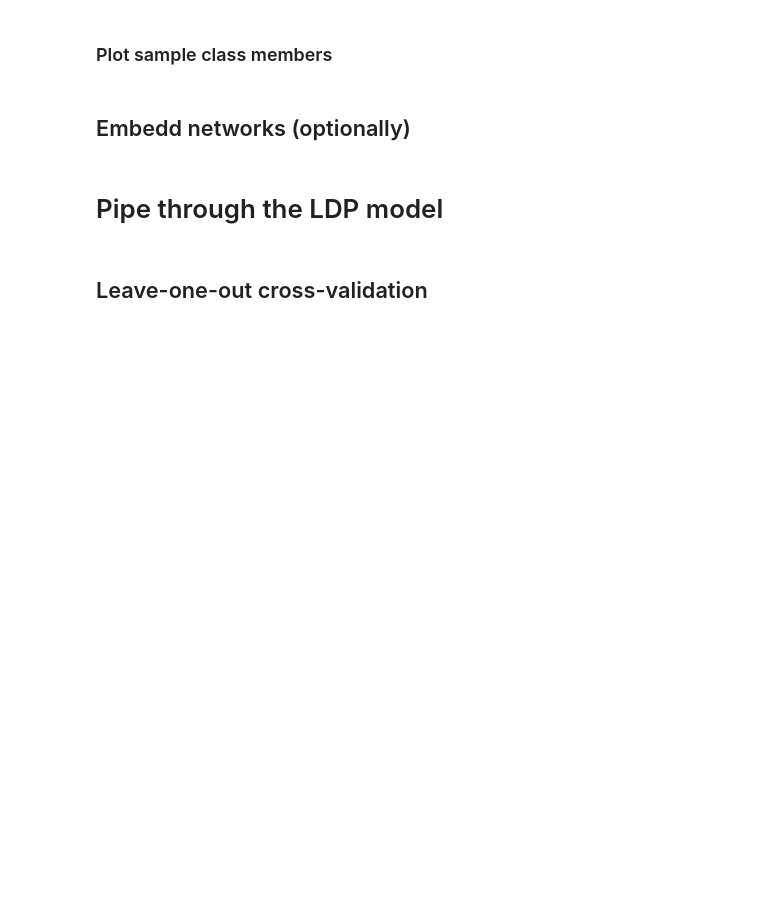
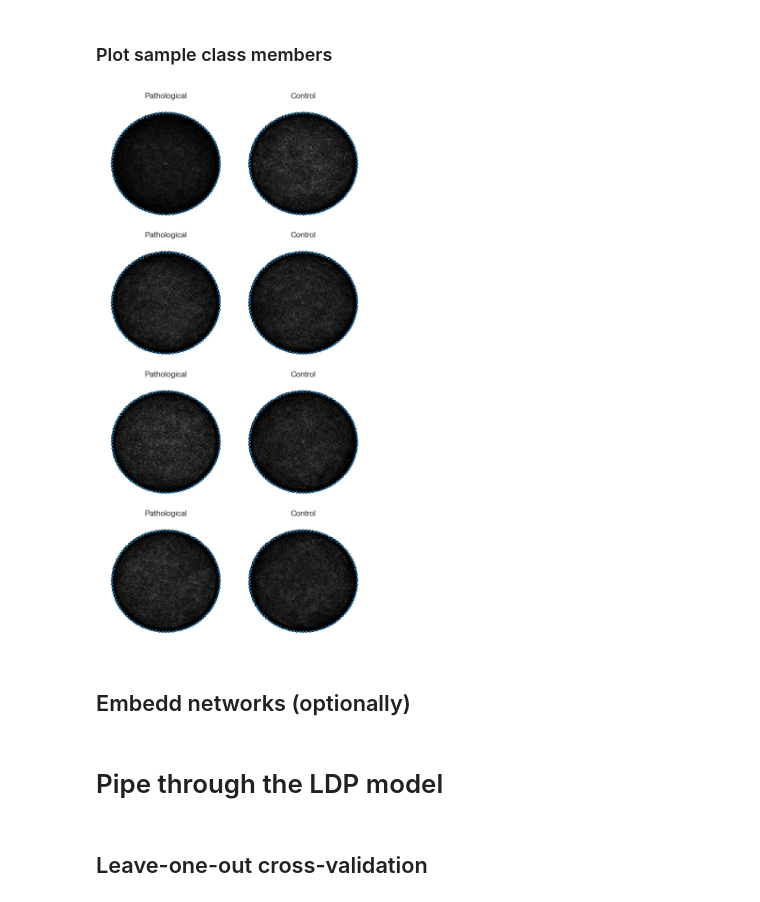
Before and after one commit to Wotaker/masters-thesis, a Jupyter notebook: master_thesis/training/train.ipynb, the cells around one changed output. Cells and saved outputs as stored; diff of their text form; code cells hidden in the pictures; blank space fills up the shorter version.

```diff
--- a/master_thesis/training/train.ipynb
+++ b/master_thesis/training/train.ipynb
@@ -40,7 +42,9 @@ plot_weight_histogram(X[idx], y[idx])
 ### Plot sample class members
 # %%
 # Plot sample networks
-# plot_sample_networks(X, y, rows=4)
+plot_sample_networks(X, y, rows=4)
+# %% [output]
+[figure, added]
 # %% [markdown]
 ## Embedd networks (optionally)
 # %%
```
Also changed, not shown: parts of 8 cells of this notebook, 5 other files.
